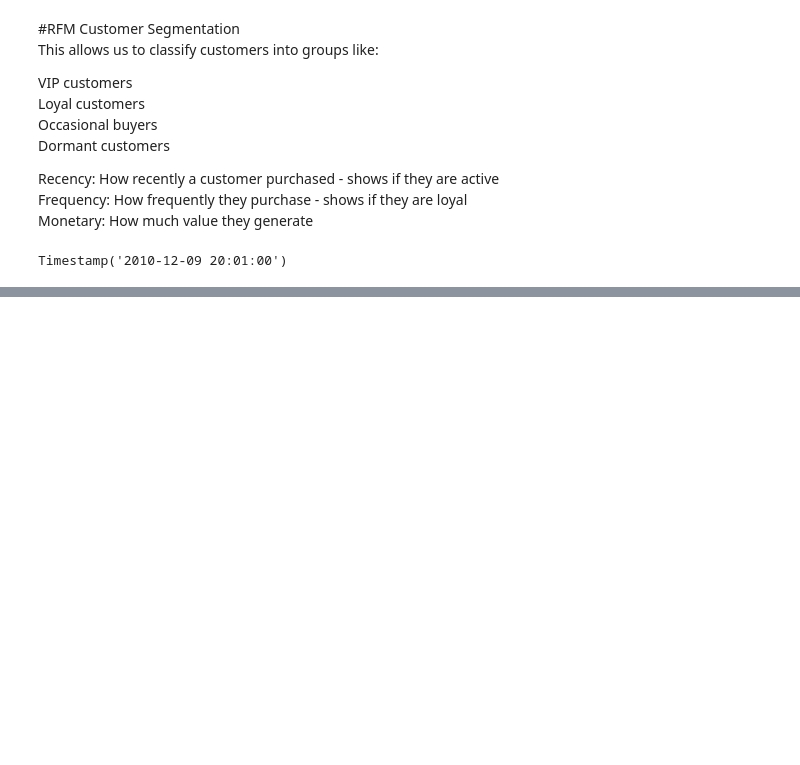
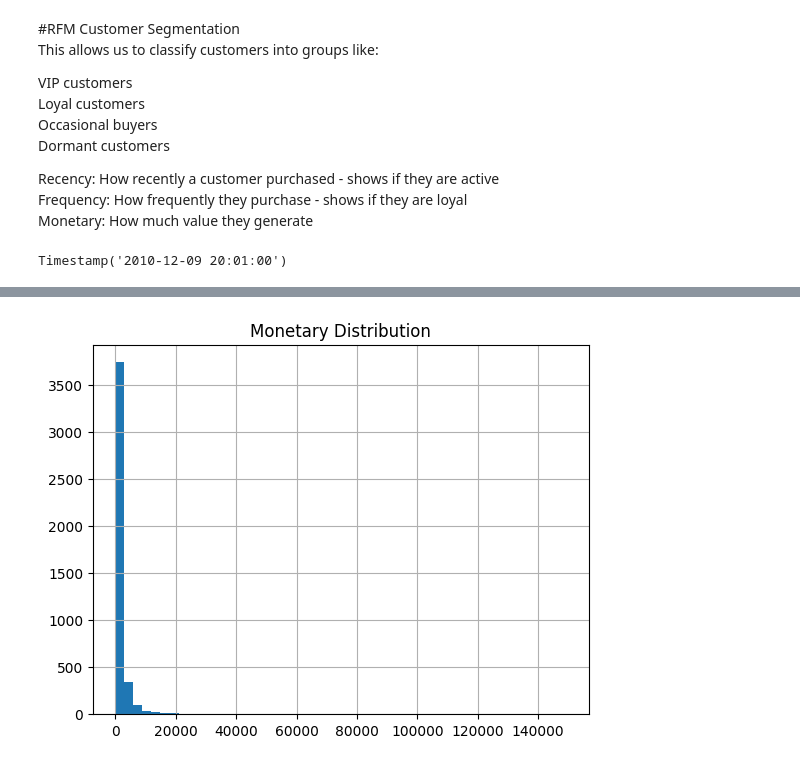
Before and after one commit to RoAr29/ecommerce-recommendation-system, a Jupyter notebook: ecommerce_product_recommendation_engine.ipynb, the cells around one changed output, grey strips where cells are left out. Cells and saved outputs as stored; diff of their text form; code cells hidden in the pictures; blank space fills up the shorter version.

```diff
--- a/ecommerce_product_recommendation_engine.ipynb
+++ b/ecommerce_product_recommendation_engine.ipynb
@@ -250,0 +289,6 @@ referance_date = df['InvoiceDate'].max() + dt.timedelta(days=1)
+# %%
+rfm['Monetary'].hist(bins=50)
+plt.title("Monetary Distribution")
+plt.show()
+# %% [output]
+[figure, added]
```
Also changed, not shown: parts of 18 cells of this notebook.
